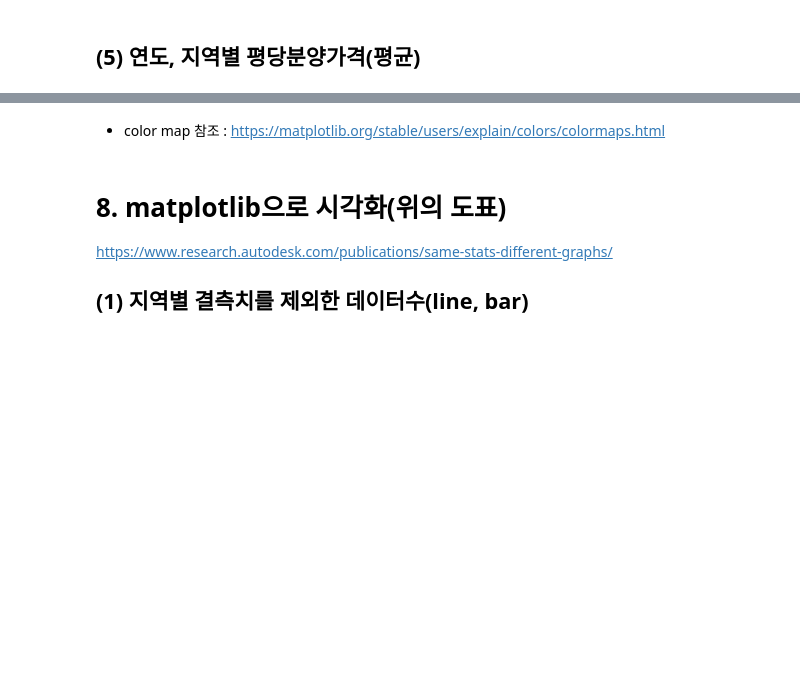
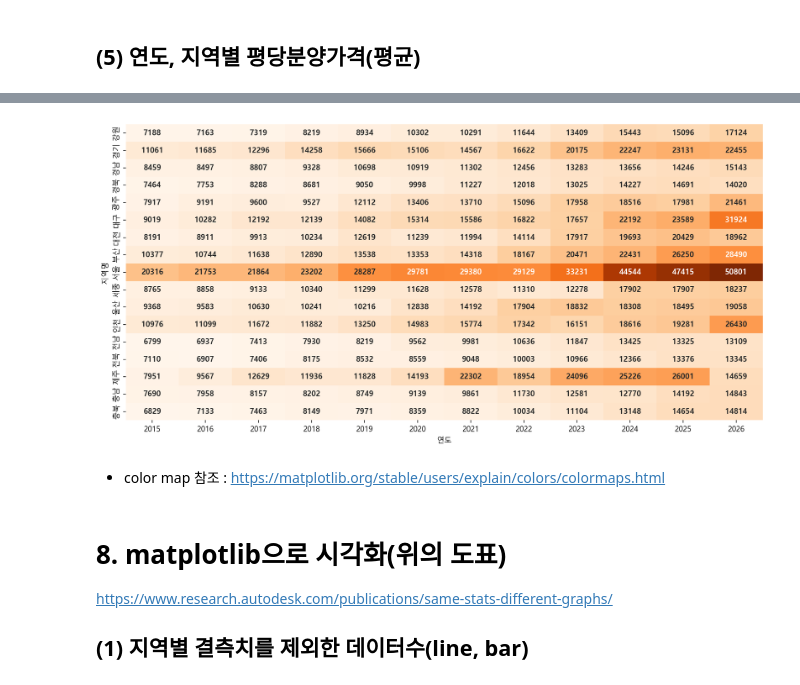
Before and after one commit to hayza1017/ai, a Jupyter notebook: Source/01_python/ch13_예1_포트폴리오_아파트분양가분석.ipynb, the cells around one changed output, grey strips where cells are left out. Drawn from its saved outputs; the diff is of its cells as text; code cells hidden in the pictures; blank space fills up the shorter version.

```diff
--- a/Source/01_python/ch13_예1_포트폴리오_아파트분양가분석.ipynb
+++ b/Source/01_python/ch13_예1_포트폴리오_아파트분양가분석.ipynb
@@ -268,0 +834,5 @@ df_last.to_csv('data/df_last.csv', index=False) # 전처리 단계 백업
+# %%
+r = df_last.pivot_table(index='지역명',
+                   columns='연도',
+                   values='평당분양가격')
+r
@@ -269,3 +859,11 @@ df_last.to_csv('data/df_last.csv', index=False) # 전처리 단계 백업
+# %%
+plt.figure(figsize=(15,7))
+sns.heatmap(r, annot=True, fmt='.0f', cmap='Oranges', cbar=False,
+           annot_kws={'weight':'bold'})
+
+plt.show()
+# %% [output]
+[figure, added]
 # %% [markdown]
 - color map 참조 : https://matplotlib.org/stable/users/explain/colors/colormaps.html
 # %% [markdown]
```
Also changed, not shown: parts of 92 cells of this notebook, 2 other files.
